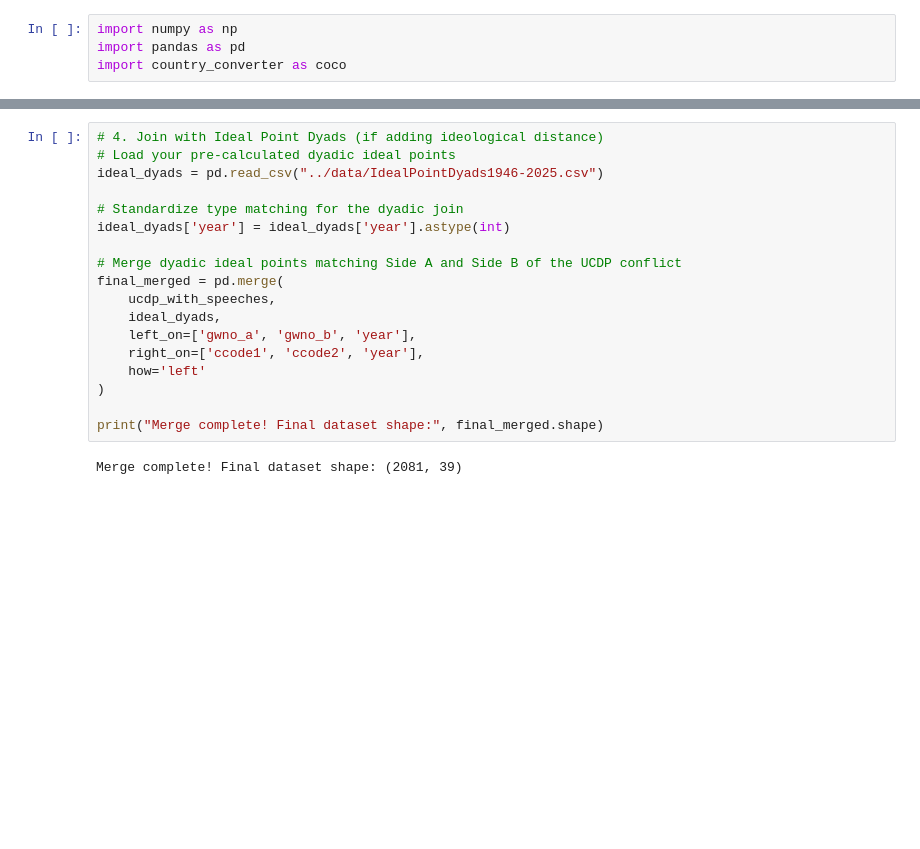
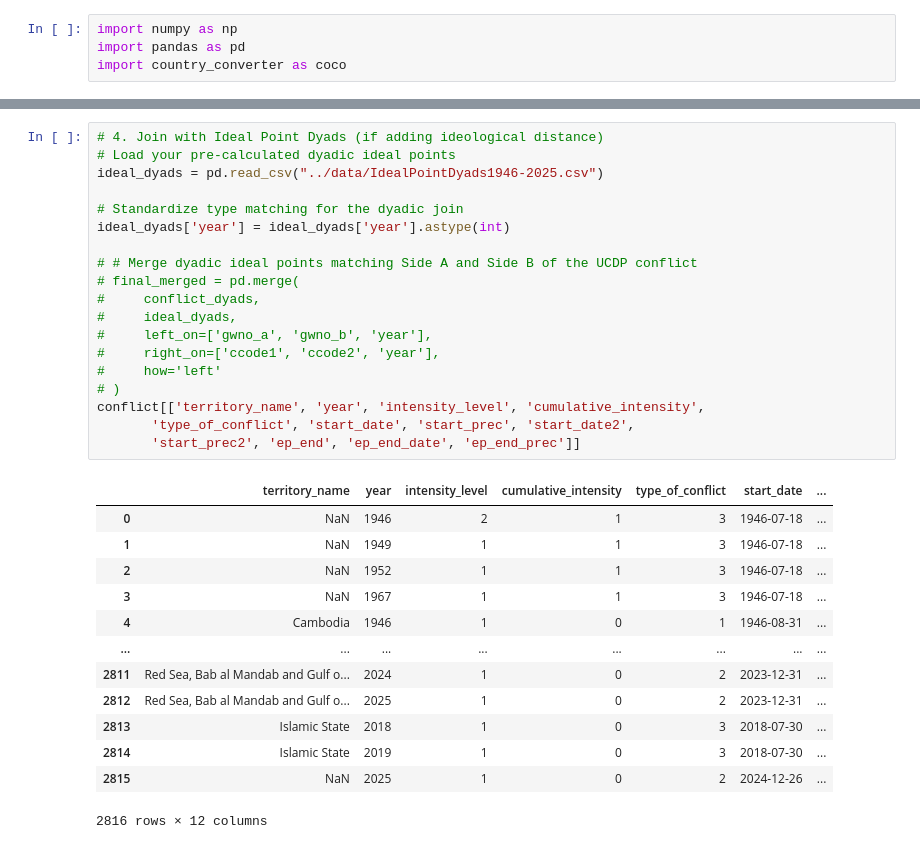
Before and after one commit to semkjaer/fundamentals_of_data_science, a Jupyter notebook: notebooks/eda_sem.ipynb, the cells around one changed output, grey strips where cells are left out. Saved outputs shown, nothing was run; the diff lists cells and outputs as text; blank space fills up the shorter version.

```diff
--- a/notebooks/eda_sem.ipynb
+++ b/notebooks/eda_sem.ipynb
@@ -42,20 +86,33 @@ ucdp_with_speeches = pd.merge(
 # %%
 # 4. Join with Ideal Point Dyads (if adding ideological distance)
 # Load your pre-calculated dyadic ideal points
 ideal_dyads = pd.read_csv("../data/IdealPointDyads1946-2025.csv")
 
 # Standardize type matching for the dyadic join
 ideal_dyads['year'] = ideal_dyads['year'].astype(int)
 
-# Merge dyadic ideal points matching Side A and Side B of the UCDP conflict
-final_merged = pd.merge(
-    ucdp_with_speeches,
-    ideal_dyads,
-    left_on=['gwno_a', 'gwno_b', 'year'],
-    right_on=['ccode1', 'ccode2', 'year'],
-    how='left'
-)
-
-print("Merge complete! Final dataset shape:", final_merged.shape)
+# # Merge dyadic ideal points matching Side A and Side B of the UCDP conflict
+# final_merged = pd.merge(
+#     conflict_dyads,
+#     ideal_dyads,
+#     left_on=['gwno_a', 'gwno_b', 'year'],
+#     right_on=['ccode1', 'ccode2', 'year'],
+#     how='left'
+# )
+conflict[['territory_name', 'year', 'intensity_level', 'cumulative_intensity',
+       'type_of_conflict', 'start_date', 'start_prec', 'start_date2',
+       'start_prec2', 'ep_end', 'ep_end_date', 'ep_end_prec']]
 # %% [output]
+|  | territory_name | year | intensity_level | cumulative_intensity | type_of_conflict | start_date | ... |
+| 0 | NaN | 1946 | 2 | 1 | 3 | 1946-07-18 | ... |
+| 1 | NaN | 1949 | 1 | 1 | 3 | 1946-07-18 | ... |
+| 2 | NaN | 1952 | 1 | 1 | 3 | 1946-07-18 | ... |
+| 3 | NaN | 1967 | 1 | 1 | 3 | 1946-07-18 | ... |
+| 4 | Cambodia | 1946 | 1 | 0 | 1 | 1946-08-31 | ... |
+| ... | ... | ... | ... | ... | ... | ... | ... |
+| 2811 | Red Sea, Bab al Mandab and Gulf o... | 2024 | 1 | 0 | 2 | 2023-12-31 | ... |
+| 2812 | Red Sea, Bab al Mandab and Gulf o... | 2025 | 1 | 0 | 2 | 2023-12-31 | ... |
+| 2813 | Islamic State | 2018 | 1 | 0 | 3 | 2018-07-30 | ... |
+| 2814 | Islamic State | 2019 | 1 | 0 | 3 | 2018-07-30 | ... |
+| 2815 | NaN | 2025 | 1 | 0 | 2 | 2024-12-26 | ... |
-Merge complete! Final dataset shape: (2081, 39)
+2816 rows × 12 columns
```
Also changed, not shown: parts of 8 cells of this notebook.
